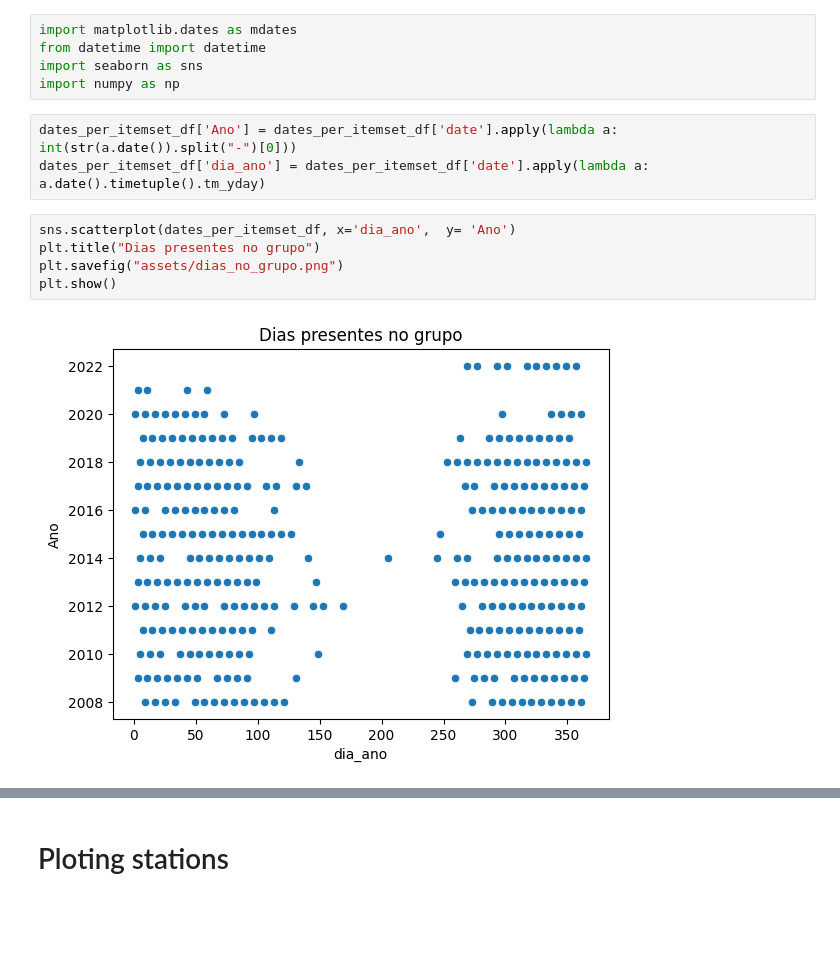
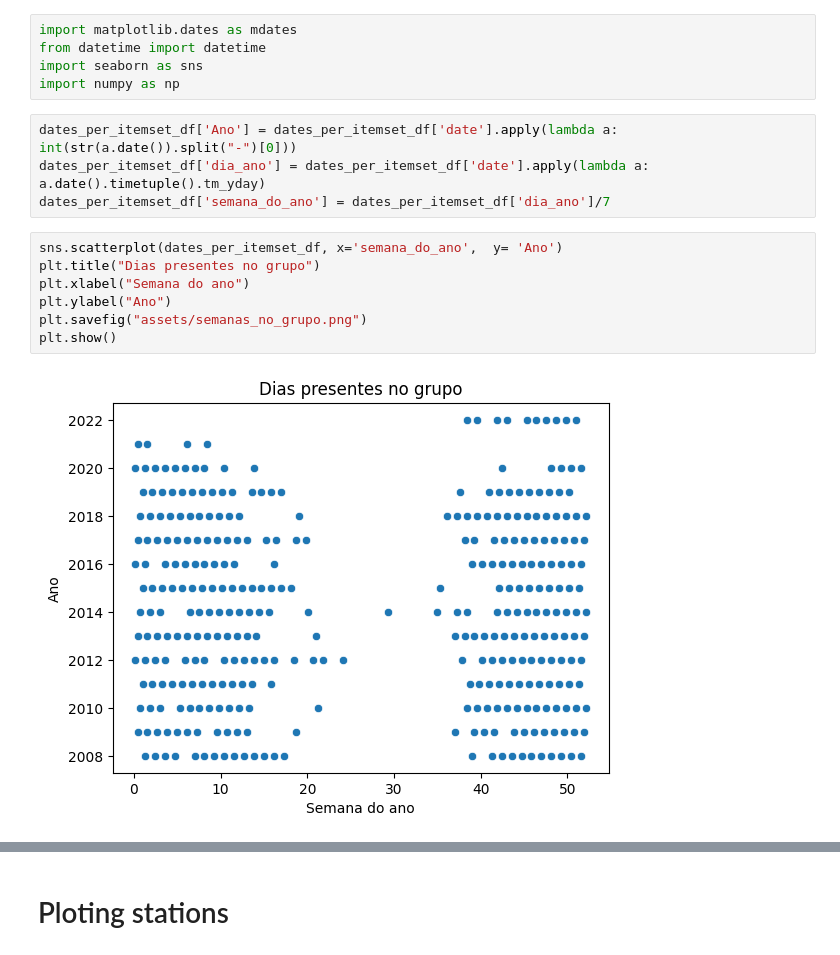
Before and after one commit to davilbs/TP_MDA, a Jupyter notebook: notebooks/5-dsc-weekly-nclusterbox-10-threshold.ipynb, the cells around one changed output, grey strips where cells are left out. Saved outputs shown, nothing was run; the diff lists cells and outputs as text; blank space fills up the shorter version.

```diff
--- a/notebooks/5-dsc-weekly-nclusterbox-10-threshold.ipynb
+++ b/notebooks/5-dsc-weekly-nclusterbox-10-threshold.ipynb
@@ -63,11 +63,14 @@ import numpy as np
 # %%
 dates_per_itemset_df['Ano'] = dates_per_itemset_df['date'].apply(lambda a: int(str(a.date()).split("-")[0]))
 dates_per_itemset_df['dia_ano'] = dates_per_itemset_df['date'].apply(lambda a: a.date().timetuple().tm_yday)
+dates_per_itemset_df['semana_do_ano'] = dates_per_itemset_df['dia_ano']/7
 # %%
-sns.scatterplot(dates_per_itemset_df, x='dia_ano',  y= 'Ano')
+sns.scatterplot(dates_per_itemset_df, x='semana_do_ano',  y= 'Ano')
 plt.title("Dias presentes no grupo")
-plt.savefig("assets/dias_no_grupo.png")
+plt.xlabel("Semana do ano")
+plt.ylabel("Ano")
+plt.savefig("assets/semanas_no_grupo.png")
 plt.show()
 # %% [output]
-[figure, old version]
+[figure, new version]
 # %%
```
Also changed, not shown: parts of 1 cell of this notebook, 3 other files.
